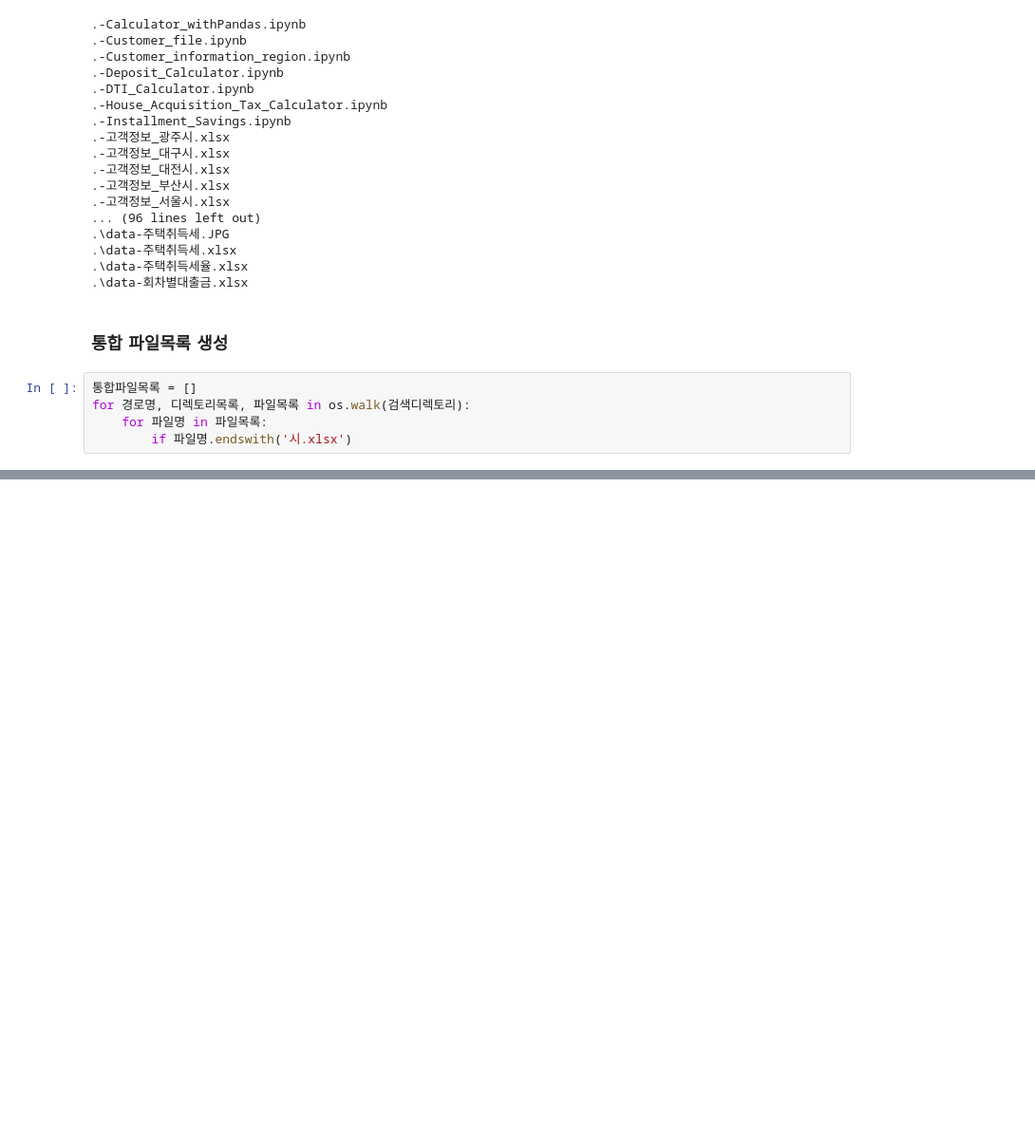
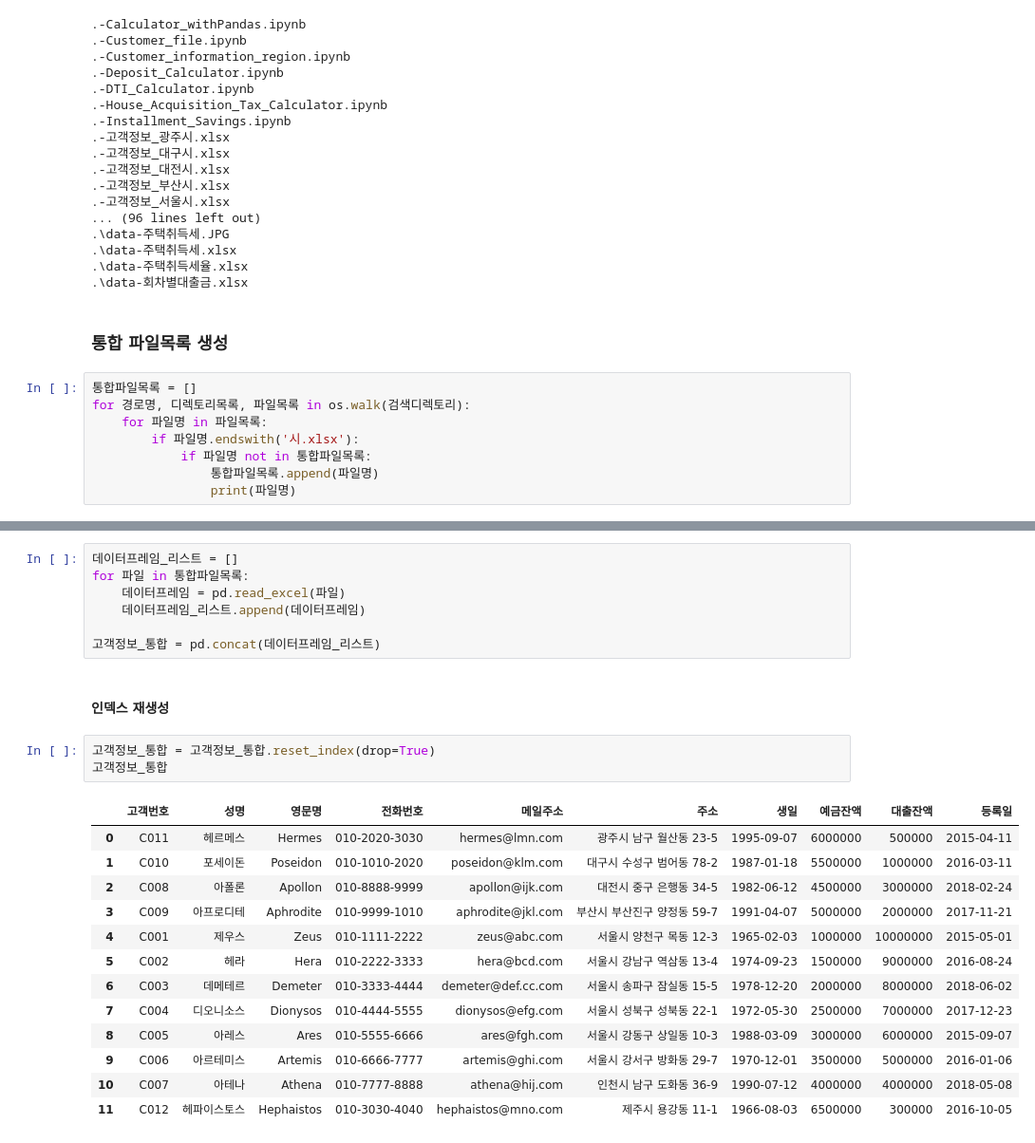
Before and after one commit to Youngprize33/Mini_Bank, a Jupyter notebook: Customer_information_region.ipynb, the cells around one changed output, grey strips where cells are left out. Shown at 95% size. Cells and saved outputs as stored; diff of their text form; blank space fills up the shorter version.

```diff
--- a/Customer_information_region.ipynb
+++ b/Customer_information_region.ipynb
@@ -136,4 +136,7 @@ for 경로명, 디렉토리목록, 파일목록 in os.walk(검색디렉토리):
 통합파일목록 = []
 for 경로명, 디렉토리목록, 파일목록 in os.walk(검색디렉토리):
     for 파일명 in 파일목록:
-        if 파일명.endswith('시.xlsx')
+        if 파일명.endswith('시.xlsx'):
+            if 파일명 not in 통합파일목록:
+                통합파일목록.append(파일명)
+                print(파일명)
@@ -139,0 +169,26 @@ for 경로명, 디렉토리목록, 파일목록 in os.walk(검색디렉토리):
+# %%
+데이터프레임_리스트 = []
+for 파일 in 통합파일목록:
+    데이터프레임 = pd.read_excel(파일)
+    데이터프레임_리스트.append(데이터프레임)
+
+고객정보_통합 = pd.concat(데이터프레임_리스트)
+# %% [markdown]
+#### 인덱스 재생성
+# %%
+고객정보_통합 = 고객정보_통합.reset_index(drop=True)
+고객정보_통합
+# %% [output]
+|  | 고객번호 | 성명 | 영문명 | 전화번호 | 메일주소 | 주소 | 생일 | 예금잔액 | 대출잔액 | 등록일 |
+| 0 | C011 | 헤르메스 | Hermes | 010-2020-3030 | hermes@lmn.com | 광주시 남구 월산동 23-5 | 1995-09-07 | 6000000 | 500000 | 2015-04-11 |
+| 1 | C010 | 포세이돈 | Poseidon | 010-1010-2020 | poseidon@klm.com | 대구시 수성구 범어동 78-2 | 1987-01-18 | 5500000 | 1000000 | 2016-03-11 |
+| 2 | C008 | 아폴론 | Apollon | 010-8888-9999 | apollon@ijk.com | 대전시 중구 은행동 34-5 | 1982-06-12 | 4500000 | 3000000 | 2018-02-24 |
+| 3 | C009 | 아프로디테 | Aphrodite | 010-9999-1010 | aphrodite@jkl.com | 부산시 부산진구 양정동 59-7 | 1991-04-07 | 5000000 | 2000000 | 2017-11-21 |
+| 4 | C001 | 제우스 | Zeus | 010-1111-2222 | zeus@abc.com | 서울시 양천구 목동 12-3 | 1965-02-03 | 1000000 | 10000000 | 2015-05-01 |
+| 5 | C002 | 헤라 | Hera | 010-2222-3333 | hera@bcd.com | 서울시 강남구 역삼동 13-4 | 1974-09-23 | 1500000 | 9000000 | 2016-08-24 |
+| 6 | C003 | 데메테르 | Demeter | 010-3333-4444 | demeter@def.cc.com | 서울시 송파구 잠실동 15-5 | 1978-12-20 | 2000000 | 8000000 | 2018-06-02 |
+| 7 | C004 | 디오니소스 | Dionysos | 010-4444-5555 | dionysos@efg.com | 서울시 성북구 성북동 22-1 | 1972-05-30 | 2500000 | 7000000 | 2017-12-23 |
+| 8 | C005 | 아레스 | Ares | 010-5555-6666 | ares@fgh.com | 서울시 강동구 상일동 10-3 | 1988-03-09 | 3000000 | 6000000 | 2015-09-07 |
+| 9 | C006 | 아르테미스 | Artemis | 010-6666-7777 | artemis@ghi.com | 서울시 강서구 방화동 29-7 | 1970-12-01 | 3500000 | 5000000 | 2016-01-06 |
+| 10 | C007 | 아테나 | Athena | 010-7777-8888 | athena@hij.com | 인천시 남구 도화동 36-9 | 1990-07-12 | 4000000 | 4000000 | 2018-05-08 |
+| 11 | C012 | 헤파이스토스 | Hephaistos | 010-3030-4040 | hephaistos@mno.com | 제주시 용강동 11-1 | 1966-08-03 | 6500000 | 300000 | 2016-10-05 |
```
Also changed, not shown: parts of 13 cells of this notebook.
